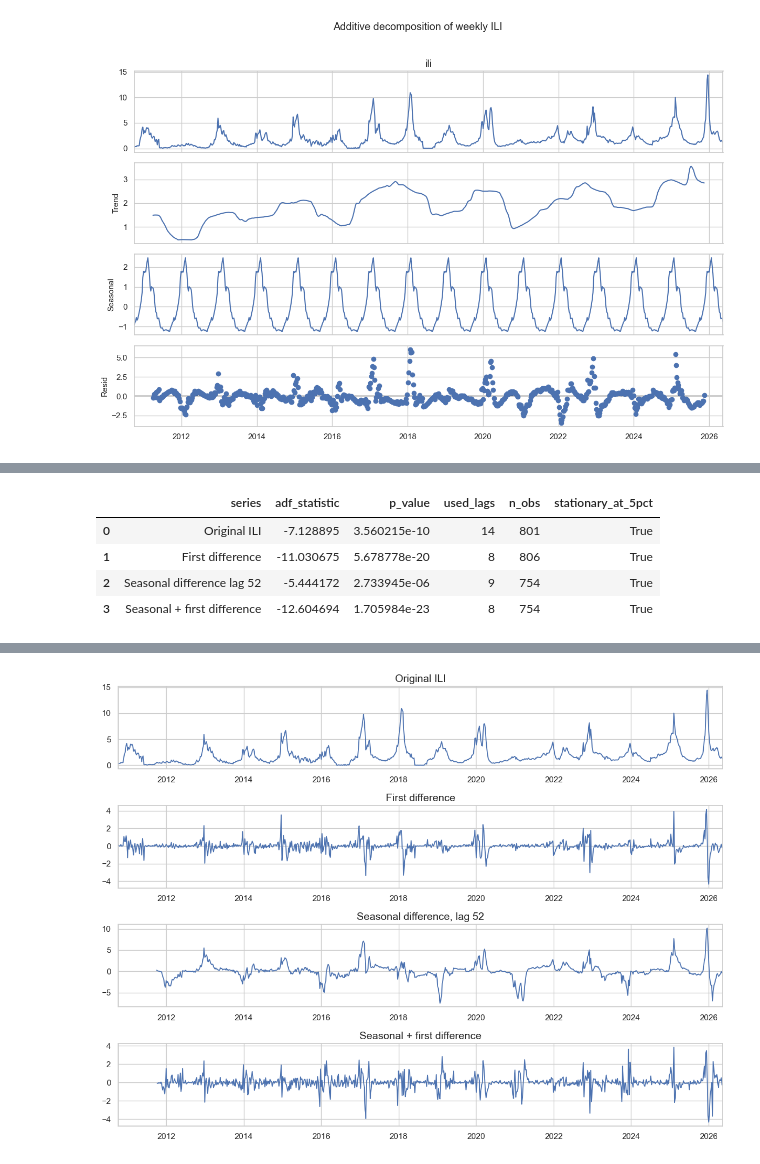
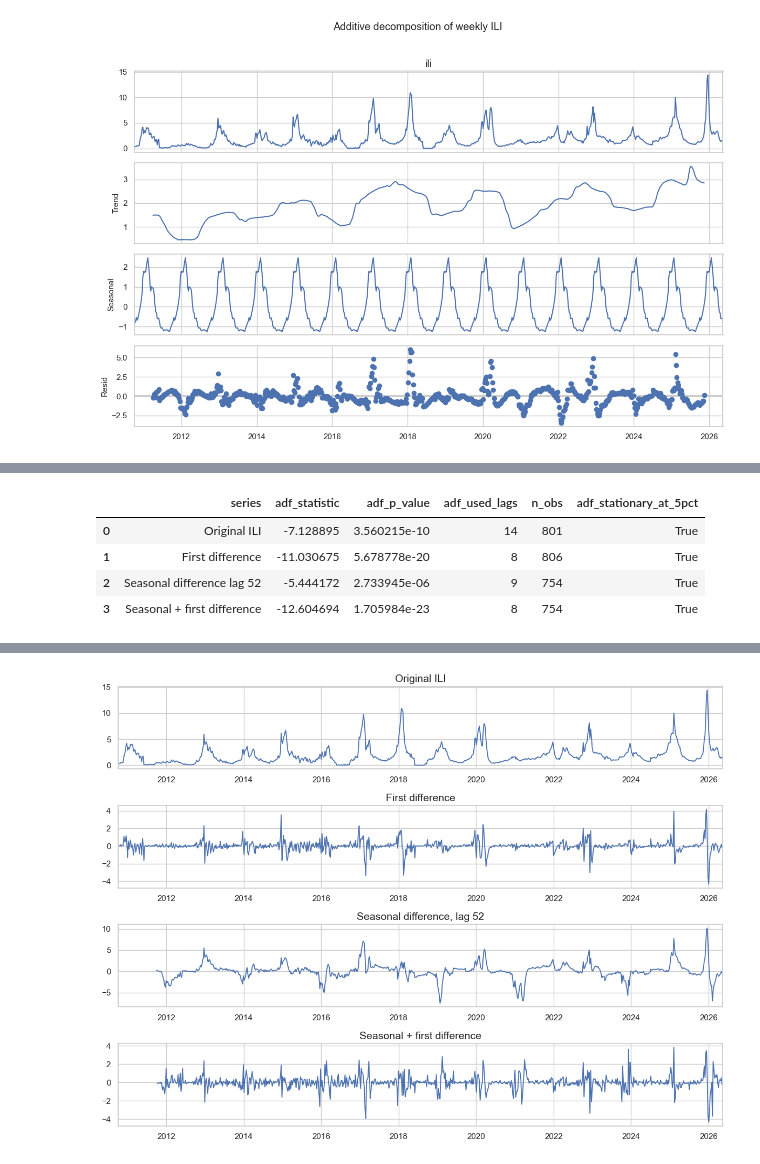
Before and after one commit to daniellaili/TimeSeriesProject, a Jupyter notebook: TimeSeries_ILI_EDA.ipynb, the cells around one changed output, grey strips where cells are left out. Cells and saved outputs as stored; diff of their text form; code cells hidden in the pictures.

```diff
--- a/TimeSeries_ILI_EDA.ipynb
+++ b/TimeSeries_ILI_EDA.ipynb
@@ -228,29 +238,29 @@ We use the Augmented Dickey-Fuller test. The null hypothesis is that the series
 # %%
 def adf_summary(series, name):
-    result = adfuller(series.dropna(), autolag="AIC")
+    adf_result = adfuller(series.dropna(), autolag="AIC")
     return pd.Series({
         "series": name,
-        "adf_statistic": result[0],
-        "p_value": result[1],
-        "used_lags": result[2],
-        "n_obs": result[3],
-        "stationary_at_5pct": result[1] < 0.05,
+        "adf_statistic": adf_result[0],
+        "adf_p_value": adf_result[1],
+        "adf_used_lags": adf_result[2],
+        "n_obs": adf_result[3],
+        "adf_stationary_at_5pct": adf_result[1] < 0.05,
     })
 
 first_diff = y.diff()
 seasonal_diff = y.diff(SEASONAL_PERIOD)
 seasonal_first_diff = y.diff(SEASONAL_PERIOD).diff()
 
 adf_results = pd.DataFrame([
     adf_summary(y, "Original ILI"),
     adf_summary(first_diff, "First difference"),
     adf_summary(seasonal_diff, "Seasonal difference lag 52"),
     adf_summary(seasonal_first_diff, "Seasonal + first difference"),
 ])
 
 adf_results
 # %% [output]
-|  | series | adf_statistic | p_value | used_lags | n_obs | stationary_at_5pct |
+|  | series | adf_statistic | adf_p_value | adf_used_lags | n_obs | adf_stationary_at_5pct |
 | 0 | Original ILI | -7.128895 | 3.560215e-10 | 14 | 801 | True |
 | 1 | First difference | -11.030675 | 5.678778e-20 | 8 | 806 | True |
 | 2 | Seasonal difference lag 52 | -5.444172 | 2.733945e-06 | 9 | 754 | True |
```
Also changed, not shown: parts of 28 cells of this notebook, 1 other file.
